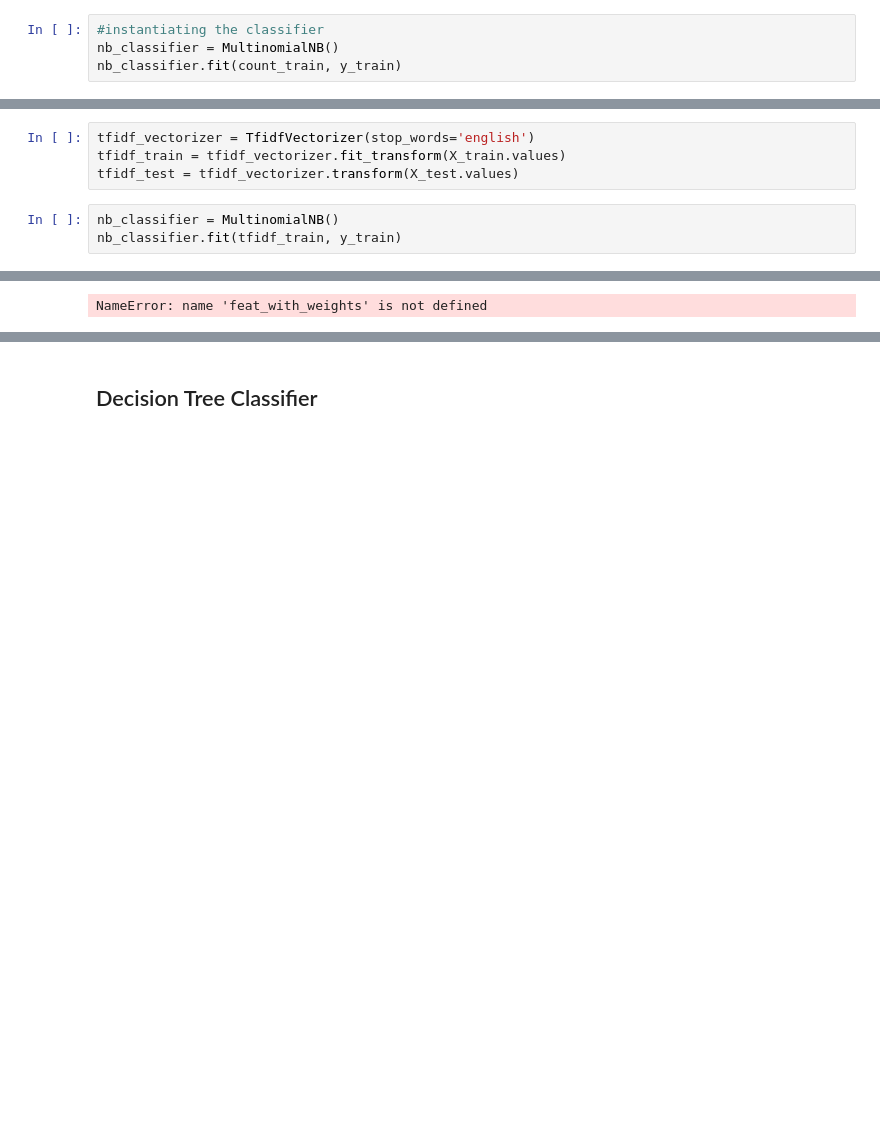
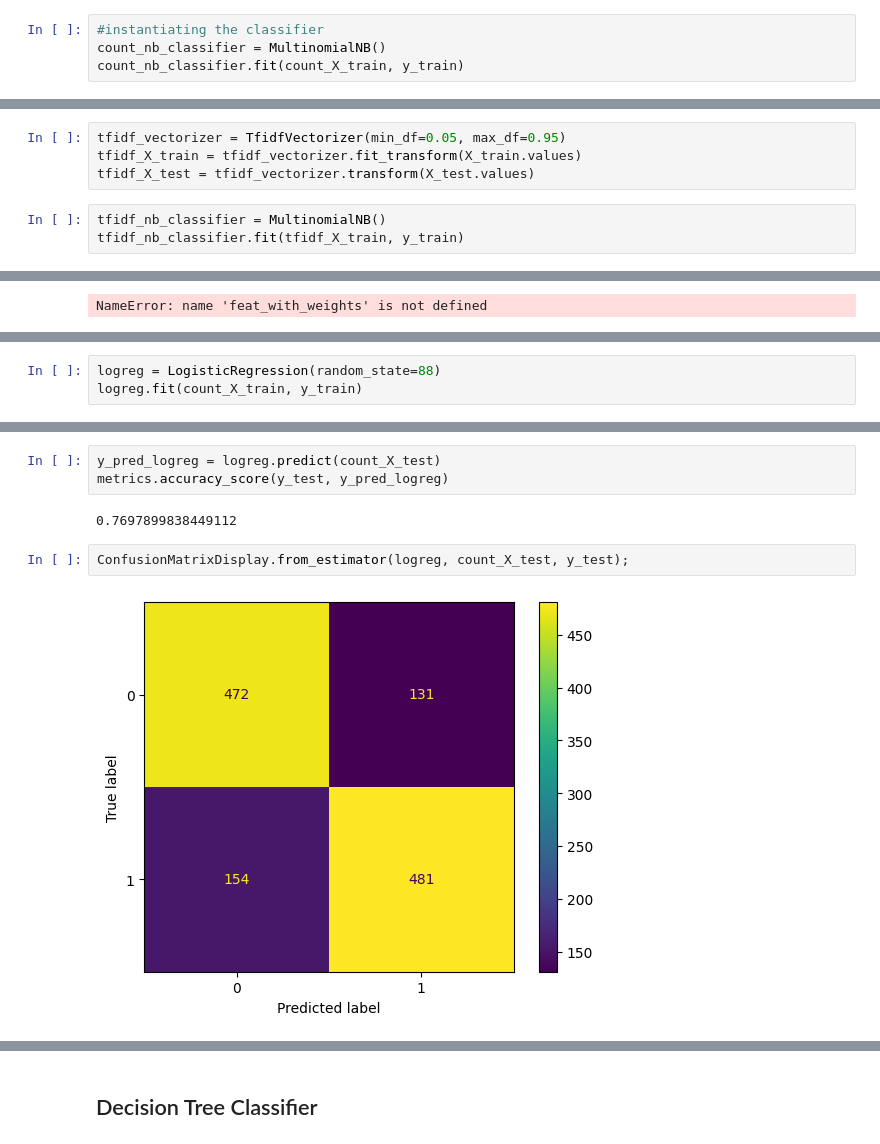
Before and after one commit to julieleung6/where_is_bigfoot, a Jupyter notebook: notebooks/modeling.ipynb, the cells around one changed output, grey strips where cells are left out. Drawn from its saved outputs; the diff is of its cells as text; blank space fills up the shorter version.

Commit message:
more models/added images

```diff
--- a/notebooks/modeling.ipynb
+++ b/notebooks/modeling.ipynb
@@ -46,7 +69,7 @@ count_test = count_vectorizer.transform(X_test.values)
 # %%
 #instantiating the classifier
-nb_classifier = MultinomialNB()
-nb_classifier.fit(count_train, y_train)
+count_nb_classifier = MultinomialNB()
+count_nb_classifier.fit(count_X_train, y_train)
 # %% [output]
 MultinomialNB()
 # %%
@@ -67,12 +90,12 @@ ConfusionMatrixDisplay.from_estimator(nb_classifier, count_test, y_test);
 # %% [markdown]
 ### Using TF-IDF Vectorizer
 # %%
-tfidf_vectorizer = TfidfVectorizer(stop_words='english')
-tfidf_train = tfidf_vectorizer.fit_transform(X_train.values)
-tfidf_test = tfidf_vectorizer.transform(X_test.values)
+tfidf_vectorizer = TfidfVectorizer(min_df=0.05, max_df=0.95)
+tfidf_X_train = tfidf_vectorizer.fit_transform(X_train.values)
+tfidf_X_test = tfidf_vectorizer.transform(X_test.values)
 # %%
-nb_classifier = MultinomialNB()
-nb_classifier.fit(tfidf_train, y_train)
+tfidf_nb_classifier = MultinomialNB()
+tfidf_nb_classifier.fit(tfidf_X_train, y_train)
 # %% [output]
 MultinomialNB()
 # %%
@@ -105,0 +130,3 @@ NameError: name 'feat_with_weights' is not defined
+# %%
+logreg = LogisticRegression(random_state=88)
+logreg.fit(count_X_train, y_train)
@@ -105,0 +142,9 @@ NameError: name 'feat_with_weights' is not defined
+# %%
+y_pred_logreg = logreg.predict(count_X_test)
+metrics.accuracy_score(y_test, y_pred_logreg)
+# %% [output]
+0.7697899838449112
+# %%
+ConfusionMatrixDisplay.from_estimator(logreg, count_X_test, y_test);
+# %% [output]
+[figure, added]
```
Also changed, not shown: parts of 75 cells of this notebook, 5 other files.
